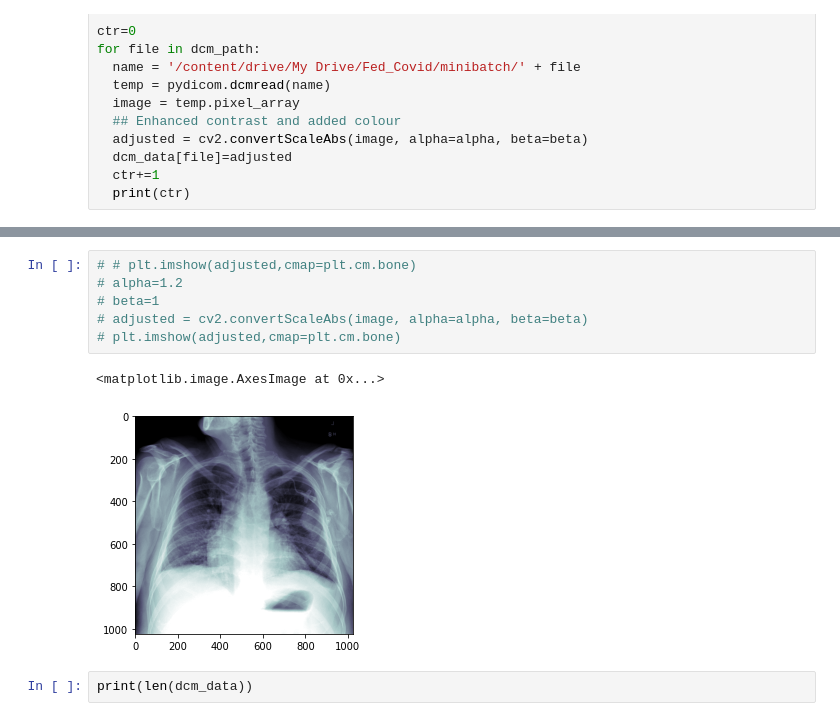
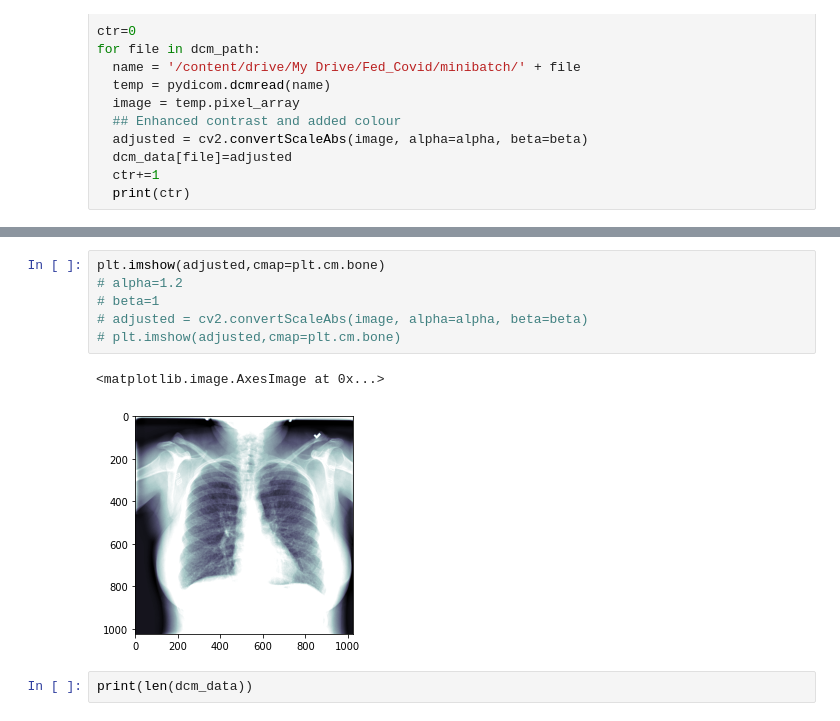
Before and after one commit to harshitadd/CrossPriv, a Jupyter notebook: FederatedCoVIDdetection.ipynb, the cells around one changed output, grey strips where cells are left out. Drawn from its saved outputs; the diff is of its cells as text.

```diff
--- a/FederatedCoVIDdetection.ipynb
+++ b/FederatedCoVIDdetection.ipynb
@@ -42,12 +45,12 @@ for file in dcm_path:
 # %%
-# # plt.imshow(adjusted,cmap=plt.cm.bone)
+plt.imshow(adjusted,cmap=plt.cm.bone)
 # alpha=1.2
 # beta=1
 # adjusted = cv2.convertScaleAbs(image, alpha=alpha, beta=beta)
 # plt.imshow(adjusted,cmap=plt.cm.bone)
 # %% [output]
 <matplotlib.image.AxesImage at 0x...>
-[figure, old version]
+[figure, new version]
 # %%
 print(len(dcm_data))
 # %% [output]
```
Also changed, not shown: parts of 21 cells of this notebook.
